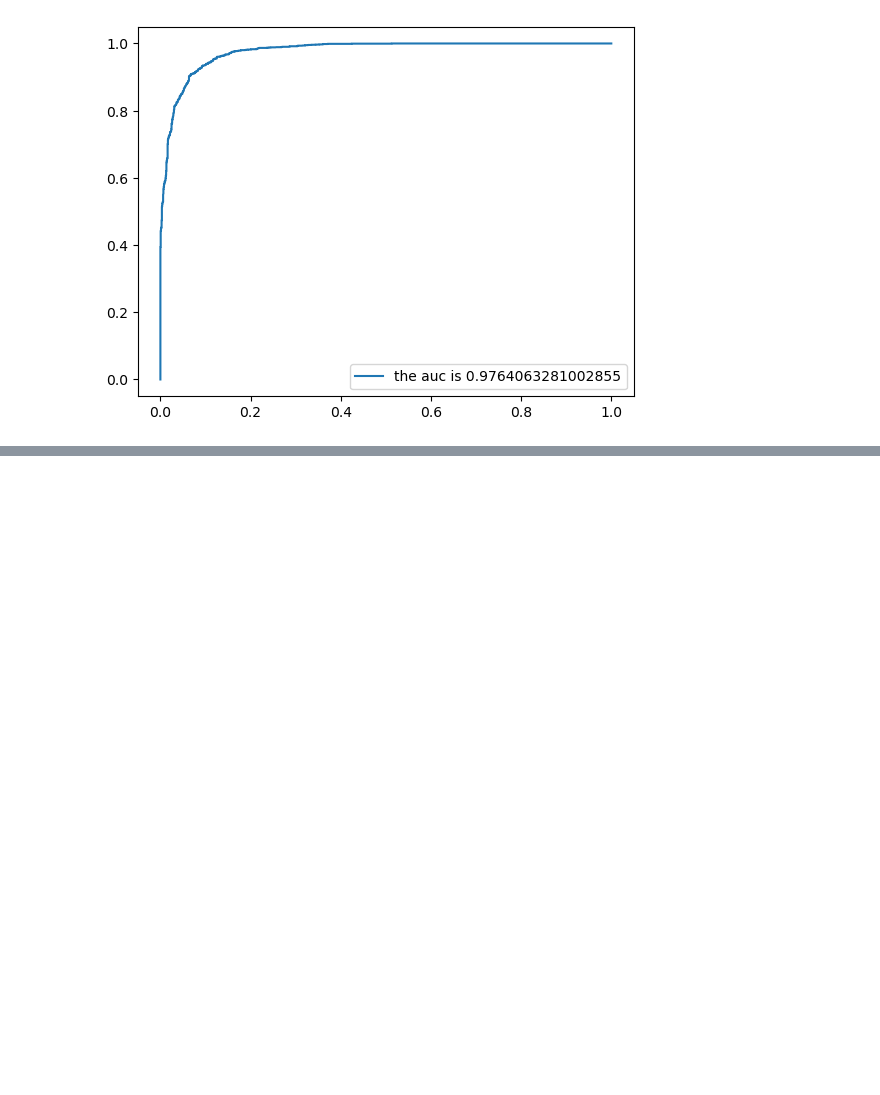
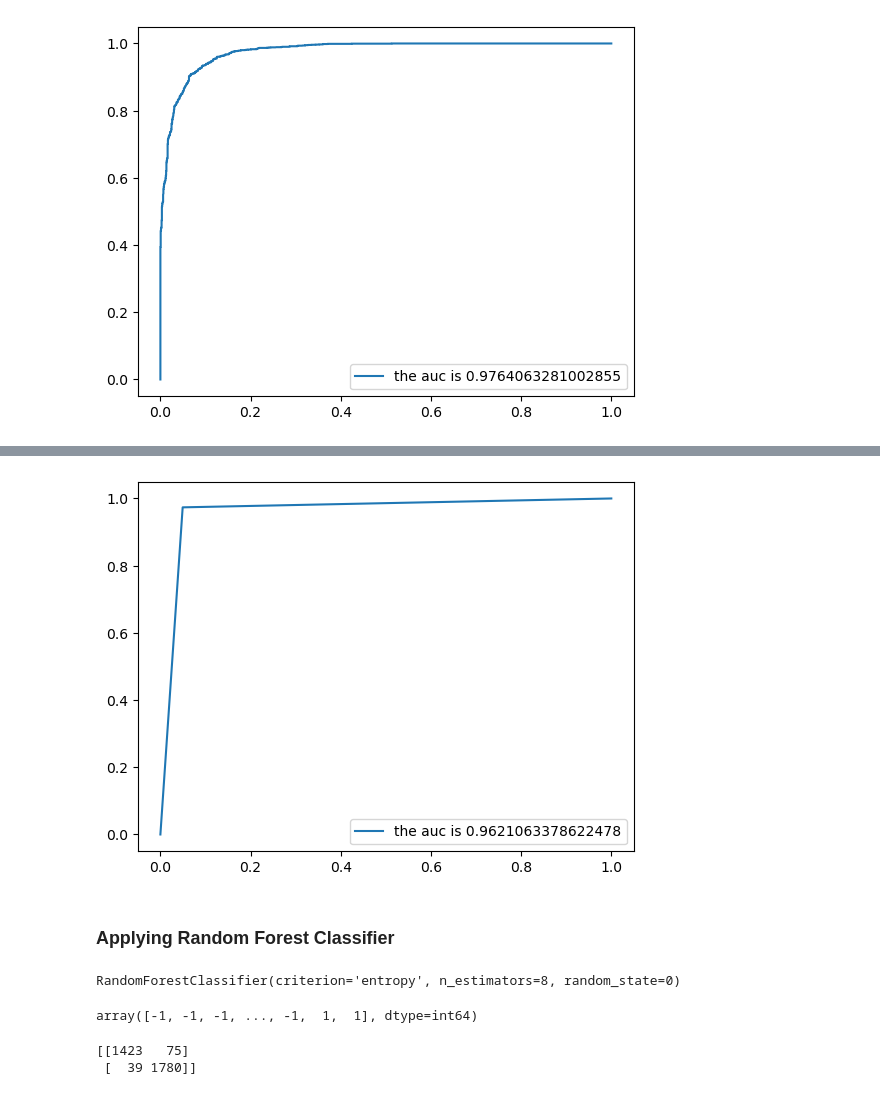
Before and after one commit to Kofigo375/Capstone-Project-Machine-learning-based-Phishing-Detection-, a Jupyter notebook: main.ipynb, the cells around one changed output, grey strips where cells are left out. Saved outputs shown, nothing was run; the diff lists cells and outputs as text; code cells hidden in the pictures; blank space fills up the shorter version.

```diff
--- a/main.ipynb
+++ b/main.ipynb
@@ -305,0 +427,32 @@ plt.show()
+# %%
+## ploting ROC curve
+fpr,tpr,thresh = roc_curve(y_test, y_pred_dt)
+
+auc = metrics.roc_auc_score(y_test, y_pred_dt)
+plt.plot(fpr, tpr, label='the auc is ' + str(auc))
+plt.legend(loc=4)
+plt.show()
+# %% [output]
+[figure, added]
+# %% [markdown]
+### Applying Random Forest Classifier
+# %%
+## create rf model object
+## fit the model
+rf_classifier = RandomForestClassifier(n_estimators=8, criterion='entropy', random_state=0)
+rf_classifier.fit(X_train, y_train)
+# %% [output]
+RandomForestClassifier(criterion='entropy', n_estimators=8, random_state=0)
+# %%
+## make predictions with X_test
+y_pred_rf = rf_classifier.predict(X_test)
+y_pred_rf
+# %% [output]
+array([-1, -1, -1, ..., -1,  1,  1], dtype=int64)
+# %%
+## evaluation with confusion matrix
+conf_mat_rf = confusion_matrix(y_test, y_pred_rf)
+print(conf_mat_rf)
+# %% [output]
+[[1423   75]
+ [  39 1780]]
```
Also changed, not shown: parts of 18 cells of this notebook.
